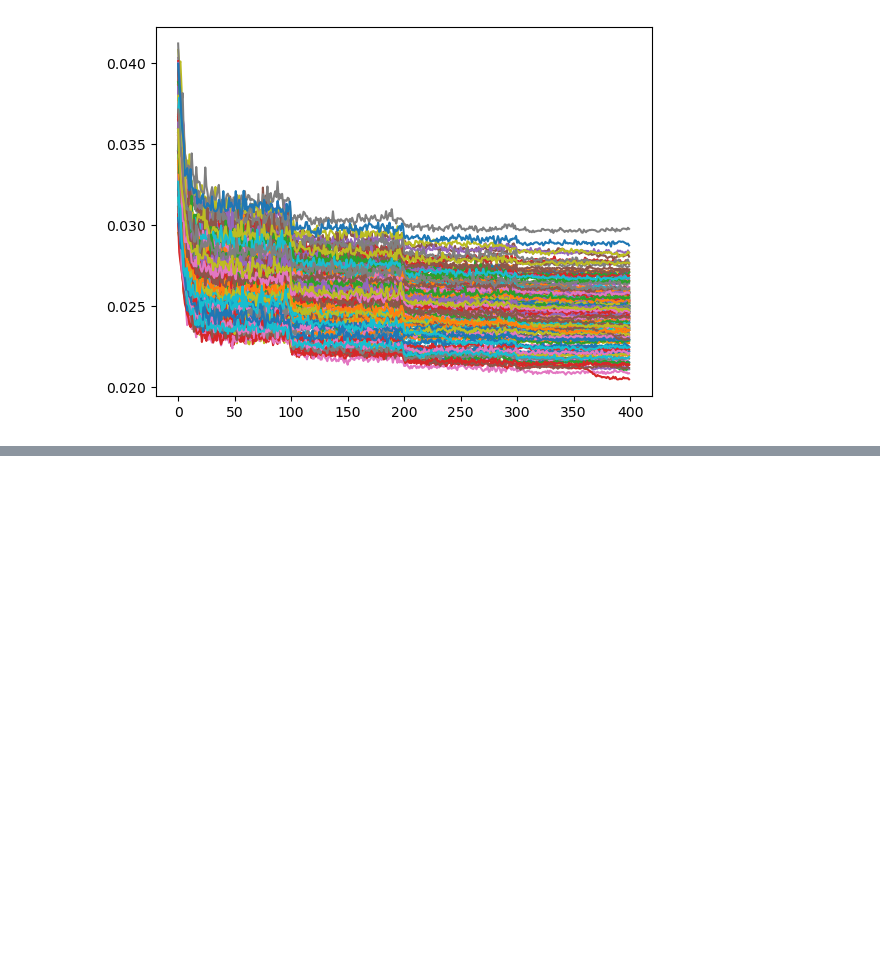
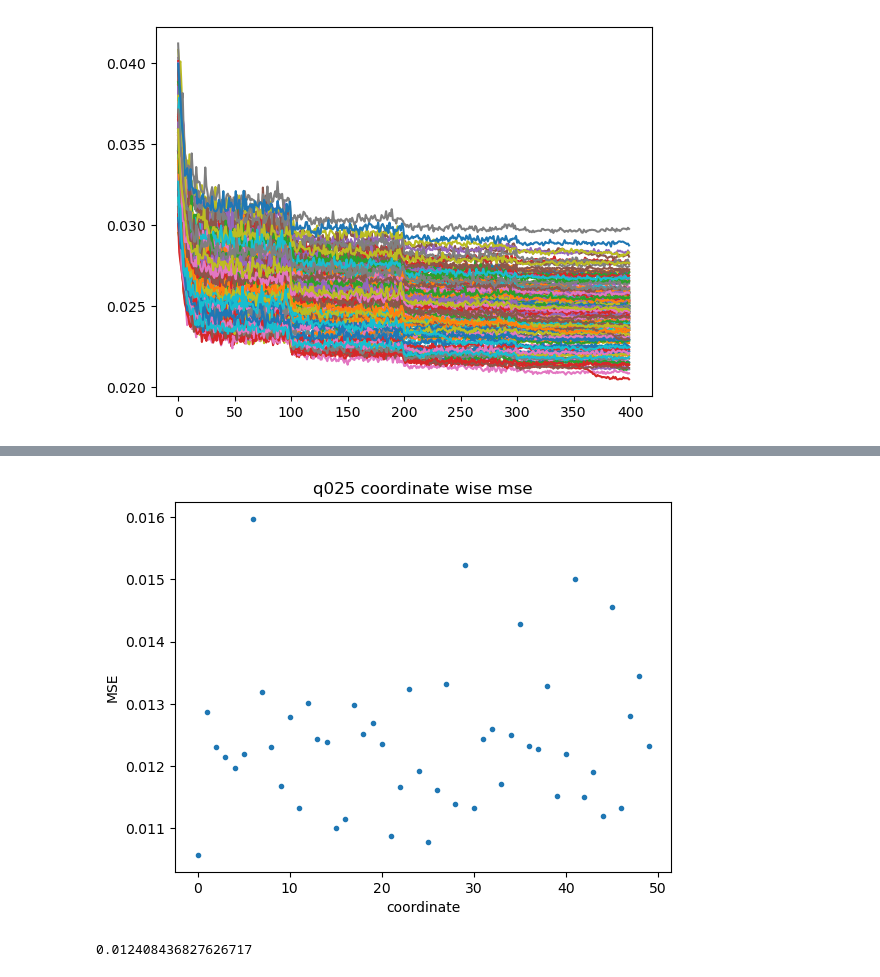
Before and after one commit to glory-99/simulation-based-inference, a Jupyter notebook: res_analysis_x15.ipynb, the cells around one changed output, grey strips where cells are left out. Cells and saved outputs as stored; diff of their text form; code cells hidden in the pictures; blank space fills up the shorter version.

```diff
--- a/res_analysis_x15.ipynb
+++ b/res_analysis_x15.ipynb
@@ -25,0 +86,27 @@ plt.show()
+# %%
+from simulators import Generator_doubleNormal
+theta = 0.05
+sigma0 = 0.1
+sigma1 = 5
+sigma = 1
+lr = 0.001 # learning rate
+p = 50
+generator = Generator_doubleNormal(p, theta, sigma0, sigma1)
+rng.seed(1)
+gamma_test, beta_test, Y_test = generator.generate_samples(1000000)
+Y_test_normalized = (Y_test - mean) / std
+# %%
+true_q025 = np.load('./data/gs_q025.npy')
+true_q975 = np.load('./data/gs_q975.npy')
+true_mean = np.load('./data/gs_mean.npy')
+# %%
+def predict(model, Y):
+    model.eval()
+    with torch.no_grad():
+        data = torch.from_numpy(Y).type(torch.float).to(device)
+        pred = model(data)
+    return pred.detach().cpu().numpy()
+# %%
+pred_q025 = predict(md_q025, Y_test_normalized)
+q025_loss = np.mean(np.maximum(0.025*(beta_test-pred_q025),0.975*(pred_q025-beta_test)), 0)
+q025_loss
@@ -25,0 +124,13 @@ plt.show()
+# %%
+mse_q025 = np.mean((true_q025 - pred_q025[:10000,:])**2, 0)
+plt.plot(mse_q025,'.')
+plt.xlabel('coordinate')
+plt.ylabel('MSE')
+plt.title('q025 coordinate wise mse')
+plt.show()
+# %% [output]
+[figure, added]
+# %%
+np.mean(mse_q025)
+# %% [output]
+0.012408436827626717
```
Also changed, not shown: parts of 18 cells of this notebook.
